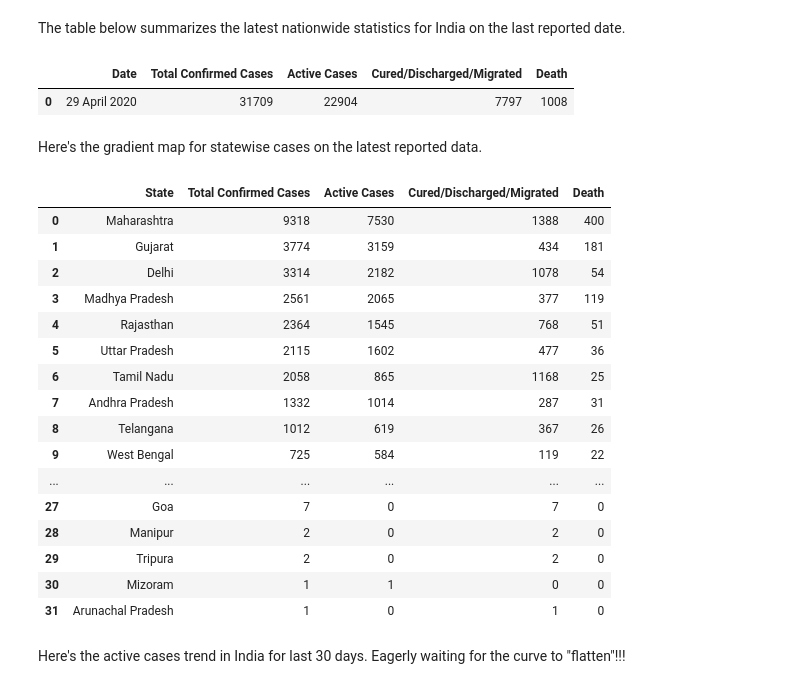
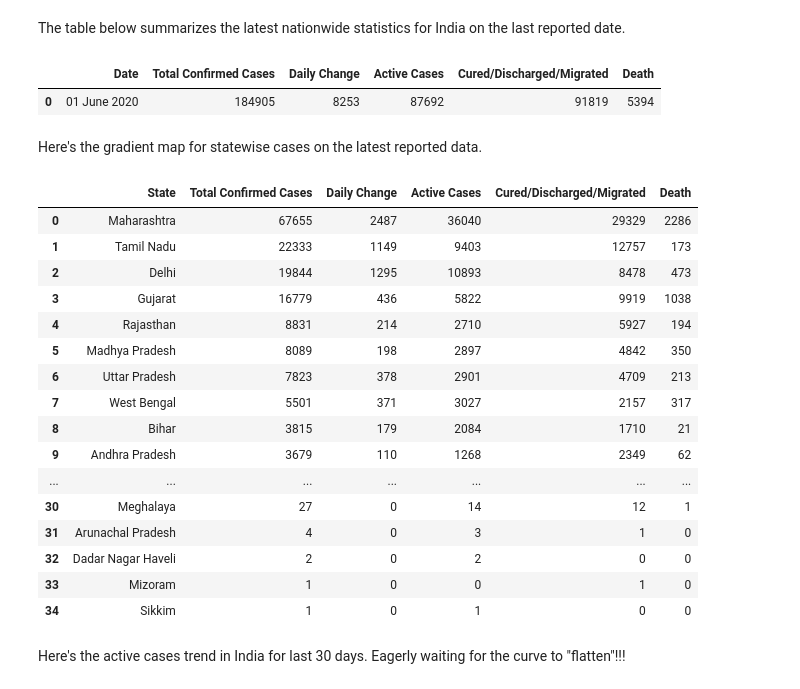
Before and after one commit to amitvsavant/covid19-india-state-timeseries, a Jupyter notebook: src/COVID-19 India Timeseries Visualization.ipynb, the cells around one changed output. Drawn from its saved outputs; the diff is of its cells as text; code cells hidden in the pictures.

Commit message:
Updated on 2 June 2020

```diff
--- a/src/COVID-19 India Timeseries Visualization.ipynb
+++ b/src/COVID-19 India Timeseries Visualization.ipynb
@@ -10 +11,29 @@ import pandas as pd
+# %%
+# Read data
+corona_data = pd.read_csv("..\data\covid19-india-statewise-timeseries.csv",index_col=0, parse_dates=True, dayfirst=True)
+
+# Fill all blank values to 0
+corona_data = corona_data.fillna(0);
+
+# Convert all numeric columns to int32
+corona_data[['Total Confirmed Cases', 'Cured/Discharged/Migrated','Death']] = corona_data[['Total Confirmed Cases', 'Cured/Discharged/Migrated','Death']].astype('int32')
+
+# Active cases = Confirmed cases - (Cured/Dicharged cases + Deaths)
+active_cases = corona_data['Total Confirmed Cases'] - corona_data['Cured/Discharged/Migrated'] - corona_data['Death']
+
+# Add Active cases column to the original data
+corona_data.insert(2, 'Active Cases', active_cases)
+
+# Calculate daily change, first sort by date and total confirmed cases
+corona_data = corona_data.sort_values(by=['State','Date','Total Confirmed Cases'], ascending=True)
+corona_data['Daily Change'] = corona_data.groupby('State')['Total Confirmed Cases'].diff(1)
+# For the first reported day, daily change = Confirmed cases
+corona_data['Daily Change'].fillna(corona_data['Total Confirmed Cases'], inplace=True)
+corona_data[['Daily Change']] = corona_data[['Daily Change']].astype('int32')
+# Restore sorting
+corona_data = corona_data.sort_values(by=['Date','Total Confirmed Cases'], ascending=True)
+
+# Remove first three days as not much infomation there
+#corona_data=corona_data[3:]
+corona_data=corona_data.last('30D')
 # %%
@@ -72,16 +61,16 @@ maha_data.loc[maha_data['State'] == 'Maharashtra']
 # %% [markdown]
 The table below summarizes the latest nationwide statistics for India on the last reported date.
 # %%
-summary_data = full_latest.groupby('Date')['Total Confirmed Cases', 'Active Cases', 'Cured/Discharged/Migrated', 'Death'].sum().reset_index()
+summary_data = full_latest.groupby('Date')['Total Confirmed Cases', 'Daily Change', 'Active Cases', 'Cured/Discharged/Migrated', 'Death'].sum().reset_index()
 summary_data['Date'] = summary_data['Date'].dt.strftime('%d %B %Y')
-summary_data.style.format({"Total Confirmed Cases": "{:,.0f}", "Active Cases": "{:,.0f}", "Cured/Discharged/Migrated": "{:,.0f}", "Death": "{:,.0f}"})
+summary_data.style.format({"Total Confirmed Cases": "{:,.0f}", "Daily Change": "{:,.0f}", "Active Cases": "{:,.0f}", "Cured/Discharged/Migrated": "{:,.0f}", "Death": "{:,.0f}"})
 
 styles = [
     dict(selector="th", props=[("font-size", "120%"),
                                ("text-align", "center"),
                               ("font-weight", "normal"),
                               ("color", "grey")]),
-    dict(selector="td", props=[("font-size", "300%"),
+    dict(selector="td", props=[("font-size", "250%"),
                                ("text-align", "center"),
                               ("background-color", "white"),
                            ("color", "dodgerblue")]),
@@ -91,34 +80,34 @@ styles = [
 html = (summary_data.style.set_table_styles(styles))
 html
 # %% [output]
-|  | Date | Total Confirmed Cases | Active Cases | Cured/Discharged/Migrated | Death |
-| 0 | 29 April 2020 | 31709 | 22904 | 7797 | 1008 |
+|  | Date | Total Confirmed Cases | Daily Change | Active Cases | Cured/Discharged/Migrated | Death |
+| 0 | 01 June 2020 | 184905 | 8253 | 87692 | 91819 | 5394 |
 # %% [markdown]
 Here's the gradient map for statewise cases on the latest reported data.
 # %%
 # latest aggregated data
-full_latest_grouped = full_latest.groupby('State')['Total Confirmed Cases', 'Active Cases', 'Cured/Discharged/Migrated', 'Death'].sum().reset_index()
+full_latest_grouped = full_latest.groupby('State')['Total Confirmed Cases', 'Daily Change', 'Active Cases', 'Cured/Discharged/Migrated', 'Death'].sum().reset_index()
 
 full_latest_grouped = full_latest_grouped.sort_values(by='Total Confirmed Cases', ascending=False)
 full_latest_grouped = full_latest_grouped.reset_index(drop=True)
 full_latest_grouped.style.background_gradient(cmap='mako_r')
 # %% [output]
-|  | State | Total Confirmed Cases | Active Cases | Cured/Discharged/Migrated | Death |
-| 0 | Maharashtra | 9318 | 7530 | 1388 | 400 |
-| 1 | Gujarat | 3774 | 3159 | 434 | 181 |
-| 2 | Delhi | 3314 | 2182 | 1078 | 54 |
-| 3 | Madhya Pradesh | 2561 | 2065 | 377 | 119 |
-| 4 | Rajasthan | 2364 | 1545 | 768 | 51 |
-| 5 | Uttar Pradesh | 2115 | 1602 | 477 | 36 |
-| 6 | Tamil Nadu | 2058 | 865 | 1168 | 25 |
-| 7 | Andhra Pradesh | 1332 | 1014 | 287 | 31 |
-| 8 | Telangana | 1012 | 619 | 367 | 26 |
-| 9 | West Bengal | 725 | 584 | 119 | 22 |
-| ... | ... | ... | ... | ... | ... |
-| 27 | Goa | 7 | 0 | 7 | 0 |
-| 28 | Manipur | 2 | 0 | 2 | 0 |
-| 29 | Tripura | 2 | 0 | 2 | 0 |
-| 30 | Mizoram | 1 | 1 | 0 | 0 |
-| 31 | Arunachal Pradesh | 1 | 0 | 1 | 0 |
+|  | State | Total Confirmed Cases | Daily Change | Active Cases | Cured/Discharged/Migrated | Death |
+| 0 | Maharashtra | 67655 | 2487 | 36040 | 29329 | 2286 |
+| 1 | Tamil Nadu | 22333 | 1149 | 9403 | 12757 | 173 |
+| 2 | Delhi | 19844 | 1295 | 10893 | 8478 | 473 |
+| 3 | Gujarat | 16779 | 436 | 5822 | 9919 | 1038 |
+| 4 | Rajasthan | 8831 | 214 | 2710 | 5927 | 194 |
+| 5 | Madhya Pradesh | 8089 | 198 | 2897 | 4842 | 350 |
+| 6 | Uttar Pradesh | 7823 | 378 | 2901 | 4709 | 213 |
+| 7 | West Bengal | 5501 | 371 | 3027 | 2157 | 317 |
+| 8 | Bihar | 3815 | 179 | 2084 | 1710 | 21 |
+| 9 | Andhra Pradesh | 3679 | 110 | 1268 | 2349 | 62 |
+| ... | ... | ... | ... | ... | ... | ... |
+| 30 | Meghalaya | 27 | 0 | 14 | 12 | 1 |
+| 31 | Arunachal Pradesh | 4 | 0 | 3 | 1 | 0 |
+| 32 | Dadar Nagar Haveli | 2 | 0 | 2 | 0 | 0 |
+| 33 | Mizoram | 1 | 0 | 0 | 1 | 0 |
+| 34 | Sikkim | 1 | 0 | 1 | 0 | 0 |
 # %% [markdown]
 Here's the active cases trend in India for last 30 days. Eagerly waiting for the curve to "flatten"!!!
```
Also changed, not shown: parts of 10 cells of this notebook, 1 other file.
